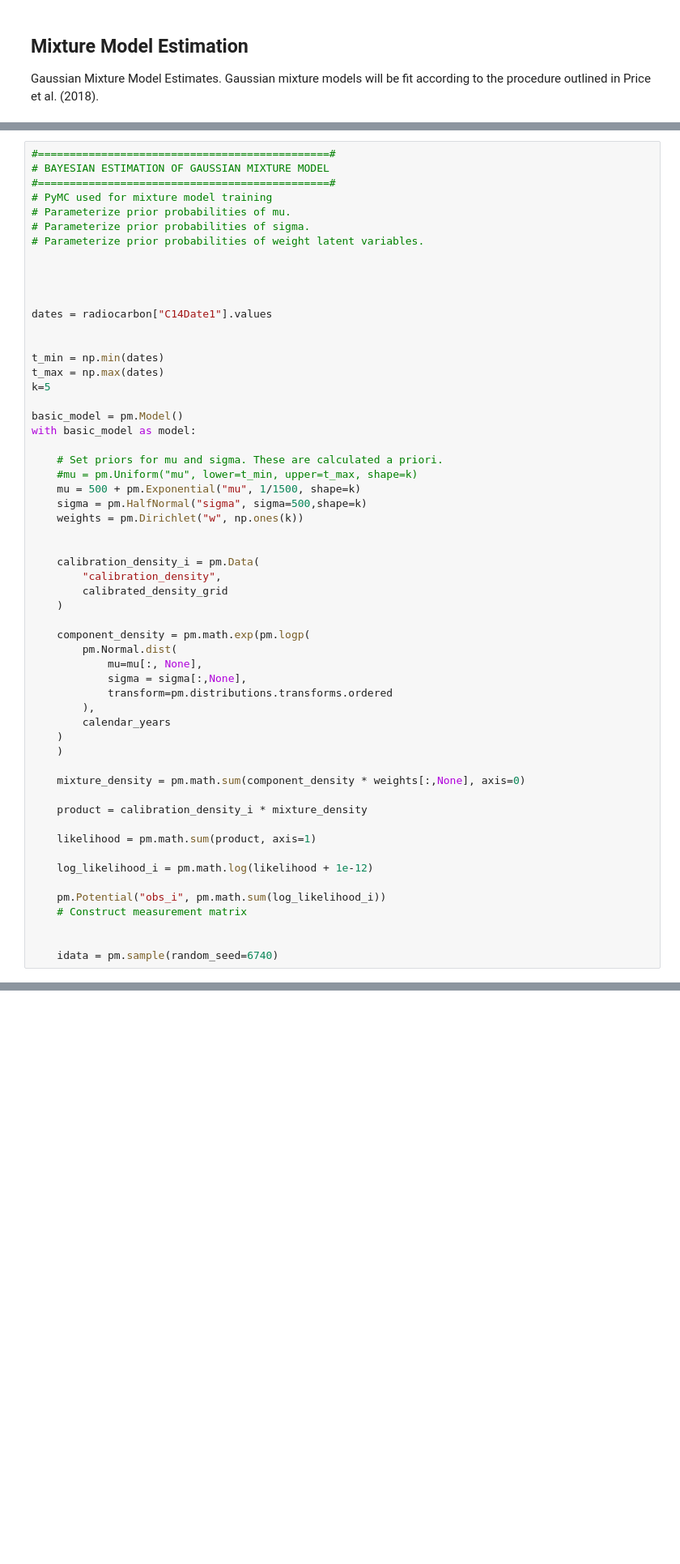
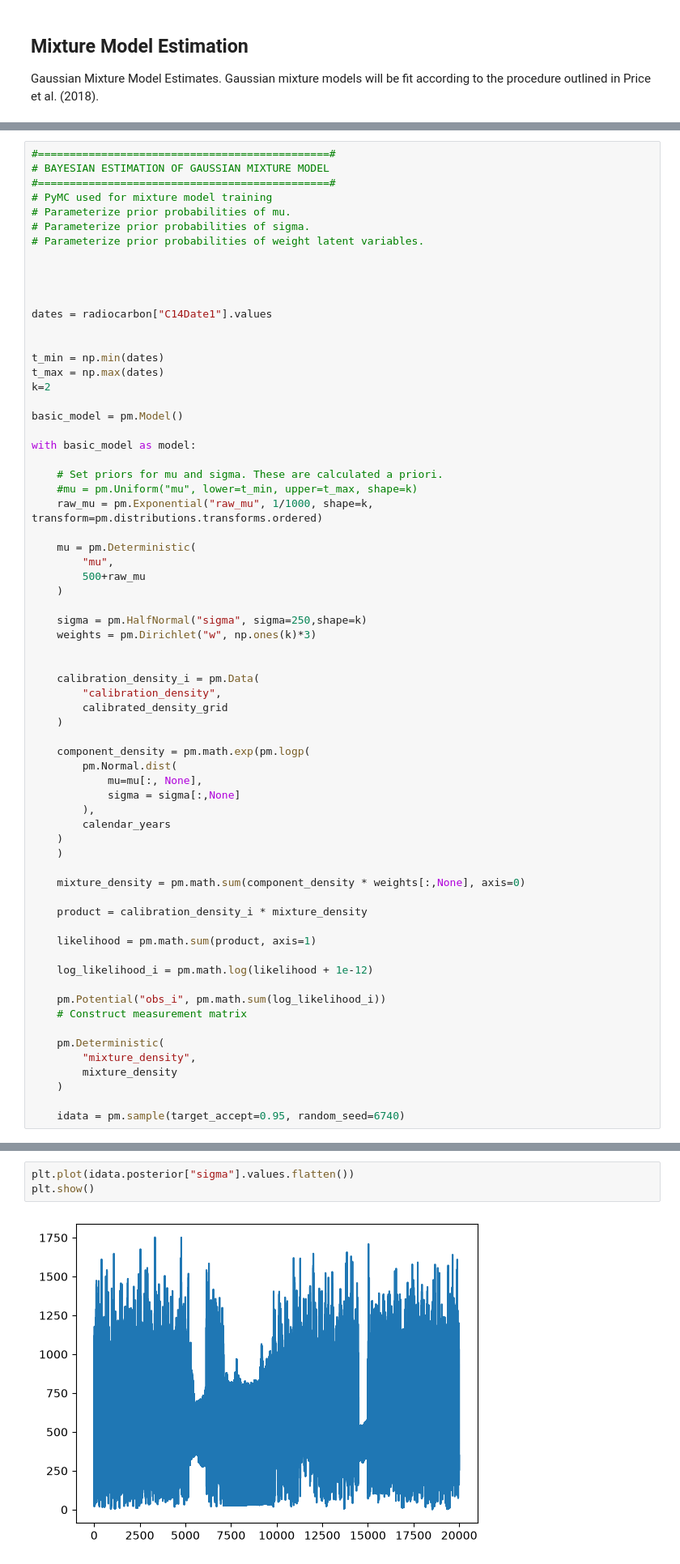
Before and after one commit to marchmanjake/radiocarbon, a Jupyter notebook: final_project_model_pipeline-1.ipynb, the cells around one changed output, grey strips where cells are left out. Shown at 81% size. Saved outputs shown, nothing was run; the diff lists cells and outputs as text; blank space fills up the shorter version.

```diff
--- a/final_project_model_pipeline-1.ipynb
+++ b/final_project_model_pipeline-1.ipynb
@@ -149,16 +151,23 @@ dates = radiocarbon["C14Date1"].values
 
 t_min = np.min(dates)
 t_max = np.max(dates)
-k=5
+k=2
 
 basic_model = pm.Model()
+
 with basic_model as model:
 
     # Set priors for mu and sigma. These are calculated a priori.
     #mu = pm.Uniform("mu", lower=t_min, upper=t_max, shape=k)
-    mu = 500 + pm.Exponential("mu", 1/1500, shape=k)
-    sigma = pm.HalfNormal("sigma", sigma=500,shape=k)
-    weights = pm.Dirichlet("w", np.ones(k))
+    raw_mu = pm.Exponential("raw_mu", 1/1000, shape=k, transform=pm.distributions.transforms.ordered)
+
+    mu = pm.Deterministic(
+        "mu",
+        500+raw_mu
+    )
+
+    sigma = pm.HalfNormal("sigma", sigma=250,shape=k)
+    weights = pm.Dirichlet("w", np.ones(k)*3)
 
 
     calibration_density_i = pm.Data(
@@ -169,8 +178,7 @@ with basic_model as model:
     component_density = pm.math.exp(pm.logp(
         pm.Normal.dist(
             mu=mu[:, None],
-            sigma = sigma[:,None],
-            transform=pm.distributions.transforms.ordered
+            sigma = sigma[:,None]
         ),
         calendar_years
     )
@@ -187,7 +195,11 @@ with basic_model as model:
     pm.Potential("obs_i", pm.math.sum(log_likelihood_i))
     # Construct measurement matrix
 
+    pm.Deterministic(
+        "mixture_density",
+        mixture_density
+    )
 
-    idata = pm.sample(random_seed=6740)
+    idata = pm.sample(target_accept=0.95, random_seed=6740)
 # %% [output]
 Initializing NUTS using jitter+adapt_diag...
@@ -201,0 +254,5 @@ The effective sample size per chain is smaller than 100 for some parameters.  A
+# %%
+plt.plot(idata.posterior["sigma"].values.flatten())
+plt.show()
+# %% [output]
+[figure, added]
```
Also changed, not shown: parts of 15 cells of this notebook.
